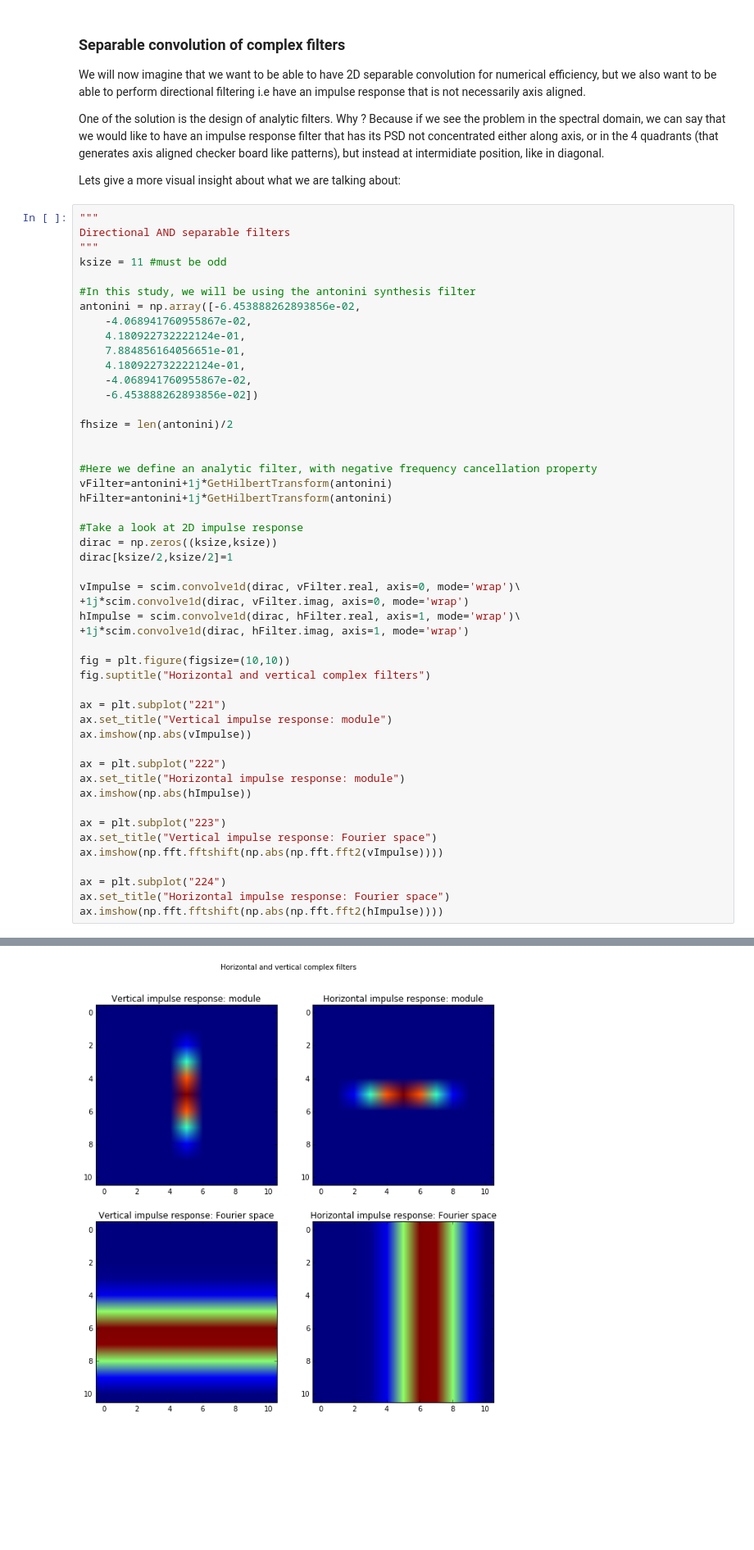
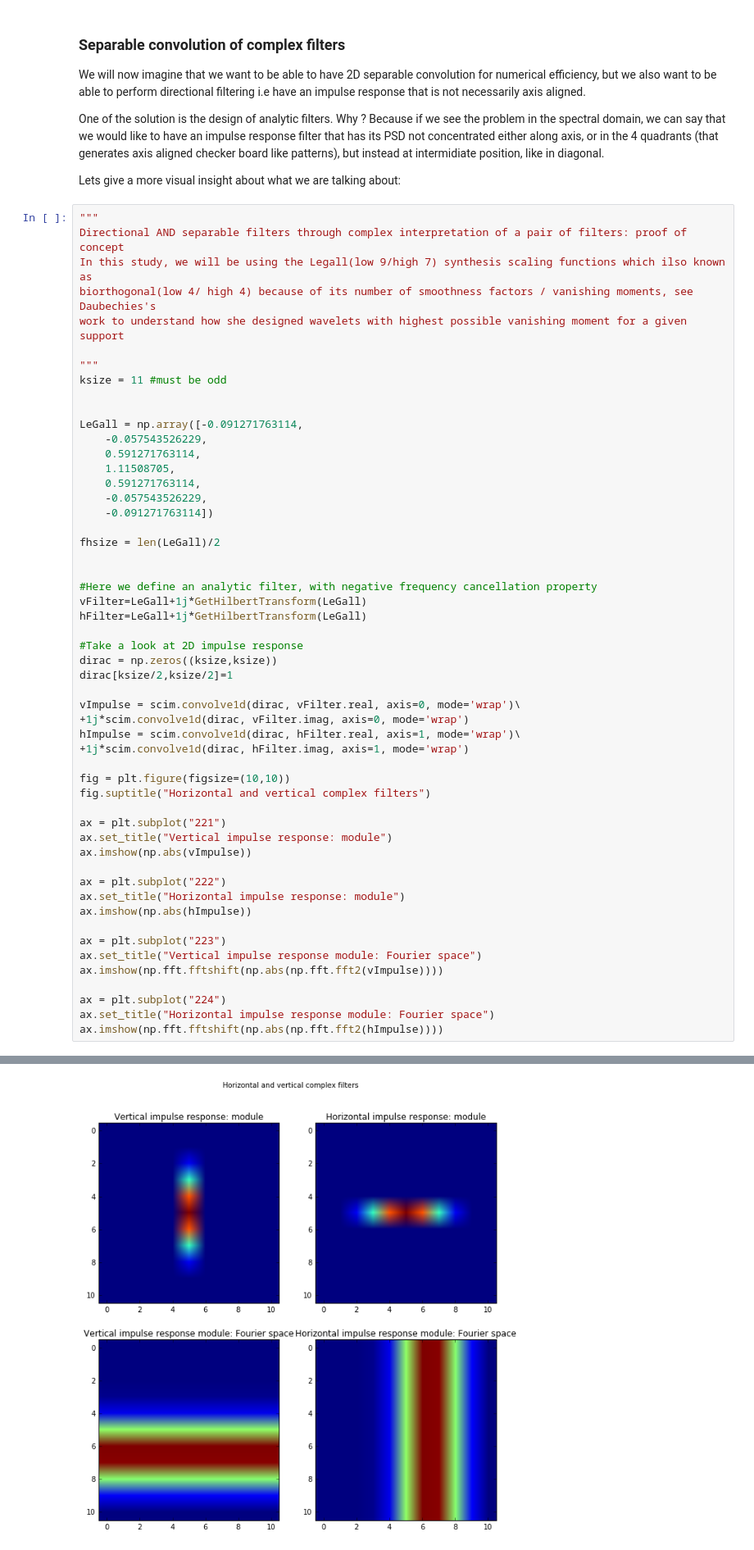
Before and after one commit to pierrepaleo/SignalProcessing-Python, a Jupyter notebook: HilbertTransform.ipynb, the cells around one changed output, grey strips where cells are left out. Shown at 82% size. Drawn from its saved outputs; the diff is of its cells as text; blank space fills up the shorter version.

Commit message:
Changed from antonini to legall filters

```diff
--- a/HilbertTransform.ipynb
+++ b/HilbertTransform.ipynb
@@ -481,56 +481,60 @@ One of the solution is the design of analytic filters. Why ? Because if we see t
 Lets give a more visual insight about what we are talking about:
 # %%
 """
-Directional AND separable filters
+Directional AND separable filters through complex interpretation of a pair of filters: proof of concept
+In this study, we will be using the Legall(low 9/high 7) synthesis scaling functions which ilso known as
+biorthogonal(low 4/ high 4) because of its number of smoothness factors / vanishing moments, see Daubechies's
+work to understand how she designed wavelets with highest possible vanishing moment for a given support
+
 """
 ksize = 11 #must be odd
 
-#In this study, we will be using the antonini synthesis filter
-antonini = np.array([-6.453888262893856e-02,
-    -4.068941760955867e-02,
-    4.180922732222124e-01,
-    7.884856164056651e-01,
-    4.180922732222124e-01,
-    -4.068941760955867e-02,
-    -6.453888262893856e-02])
 
-fhsize = len(antonini)/2
+LeGall = np.array([-0.091271763114,
+    -0.057543526229,
+    0.591271763114,
+    1.11508705,
+    0.591271763114,
+    -0.057543526229,
+    -0.091271763114])
+
+fhsize = len(LeGall)/2
 
 
 #Here we define an analytic filter, with negative frequency cancellation property
-vFilter=antonini+1j*GetHilbertTransform(antonini)
-hFilter=antonini+1j*GetHilbertTransform(antonini)
+vFilter=LeGall+1j*GetHilbertTransform(LeGall)
+hFilter=LeGall+1j*GetHilbertTransform(LeGall)
 
 #Take a look at 2D impulse response
 dirac = np.zeros((ksize,ksize))
 dirac[ksize/2,ksize/2]=1
 
 vImpulse = scim.convolve1d(dirac, vFilter.real, axis=0, mode='wrap')\
 +1j*scim.convolve1d(dirac, vFilter.imag, axis=0, mode='wrap')
 hImpulse = scim.convolve1d(dirac, hFilter.real, axis=1, mode='wrap')\
 +1j*scim.convolve1d(dirac, hFilter.imag, axis=1, mode='wrap')
 
 fig = plt.figure(figsize=(10,10))
 fig.suptitle("Horizontal and vertical complex filters")
 
 ax = plt.subplot("221")
 ax.set_title("Vertical impulse response: module")
 ax.imshow(np.abs(vImpulse))
 
 ax = plt.subplot("222")
 ax.set_title("Horizontal impulse response: module")
 ax.imshow(np.abs(hImpulse))
 
 ax = plt.subplot("223")
-ax.set_title("Vertical impulse response: Fourier space")
+ax.set_title("Vertical impulse response module: Fourier space")
 ax.imshow(np.fft.fftshift(np.abs(np.fft.fft2(vImpulse))))
 
 ax = plt.subplot("224")
-ax.set_title("Horizontal impulse response: Fourier space")
+ax.set_title("Horizontal impulse response module: Fourier space")
 ax.imshow(np.fft.fftshift(np.abs(np.fft.fft2(hImpulse))))
 # %% [output]
 <matplotlib.image.AxesImage at 0x...>
-[figure, old version]
+[figure, new version]
 # %%
 #Now, let see what happen when performing 2D separable convolution with these filters
 fig = plt.figure(0,figsize=(10,10))
```
Also changed, not shown: parts of 1 cell of this notebook.
